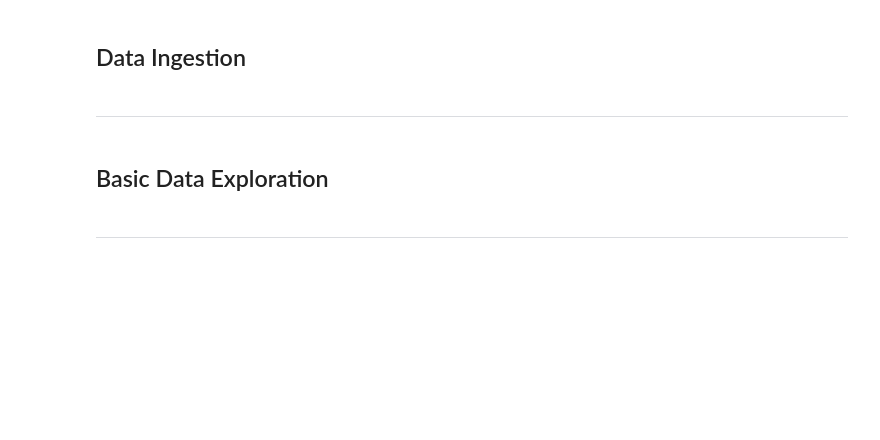
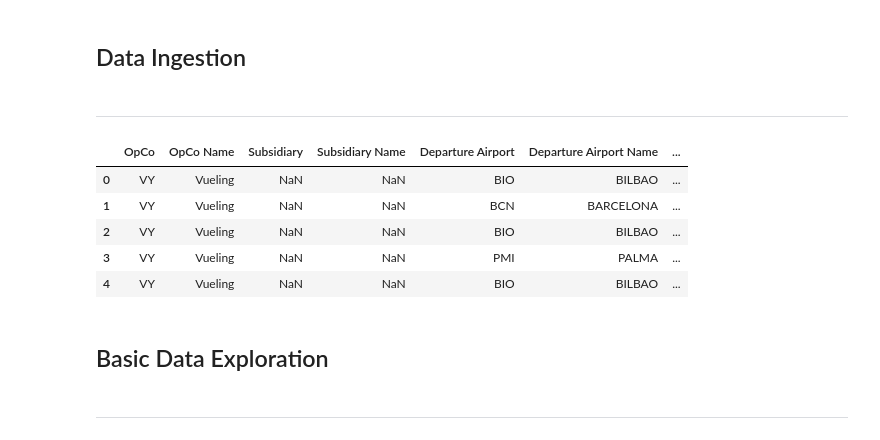
Before and after one commit to pablo-git8/AirlineDataHub, a Jupyter notebook: notebooks/data_exploration.ipynb, the cells around one changed output. Saved outputs shown, nothing was run; the diff lists cells and outputs as text; code cells hidden in the pictures; blank space fills up the shorter version.

```diff
--- a/notebooks/data_exploration.ipynb
+++ b/notebooks/data_exploration.ipynb
@@ -11,3 +23,31 @@ import re
+# %%
+# Create an S3 client
+s3 = boto3.client('s3')
+
+# Specify path to your file within S3 bucket
+bucket_name = os.getenv('BUCKET_NAME')
+object_key = os.getenv('OBJECT_KEY')
+
+# Get the object from S3
+csv_obj = s3.get_object(Bucket=bucket_name, Key=object_key)
+
+# Get the body of the object (the file content)
+body = csv_obj['Body']
+
+# Read the body into a string
+csv_string = body.read().decode('utf-8')
+
+# Use pandas to read the CSV string into a DataFrame
+aig_df = pd.read_csv(StringIO(csv_string))
+
+aig_df.head()
+# %% [output]
+|  | OpCo | OpCo Name | Subsidiary | Subsidiary Name | Departure Airport | Departure Airport Name | ... |
+| 0 | VY | Vueling | NaN | NaN | BIO | BILBAO | ... |
+| 1 | VY | Vueling | NaN | NaN | BCN | BARCELONA | ... |
+| 2 | VY | Vueling | NaN | NaN | BIO | BILBAO | ... |
+| 3 | VY | Vueling | NaN | NaN | PMI | PALMA | ... |
+| 4 | VY | Vueling | NaN | NaN | BIO | BILBAO | ... |
 # %% [markdown]
 ## Basic Data Exploration
 # %% [markdown]
```
Also changed, not shown: parts of 6 cells of this notebook, 1 other file.
